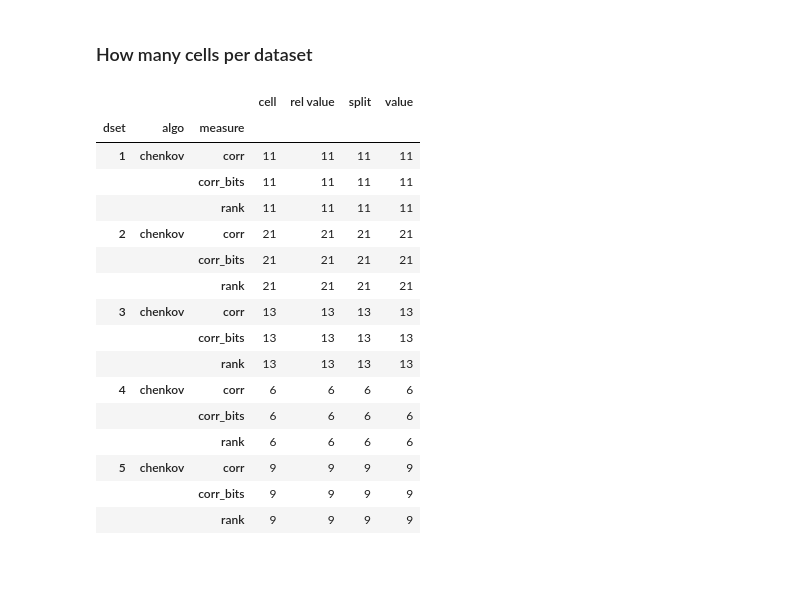
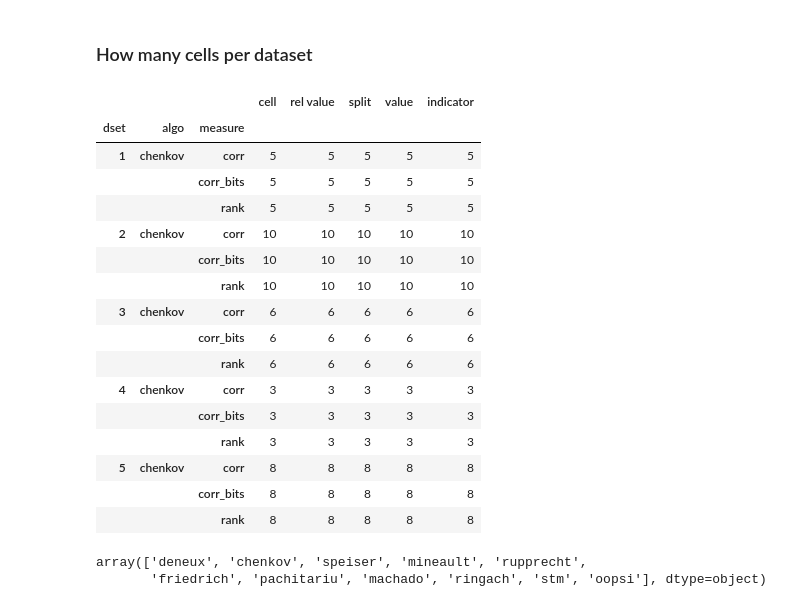
Before and after one commit to berenslab/spikefinder_analysis, a Jupyter notebook: Paper figures.ipynb, the cells around one changed output. Drawn from its saved outputs; the diff is of its cells as text; code cells hidden in the pictures; blank space fills up the shorter version.

```diff
--- a/Paper figures.ipynb
+++ b/Paper figures.ipynb
@@ -15,7 +15,7 @@ mpl.rcParams['pdf.fonttype'] = 42
 
 %matplotlib inline
 # %%
-data = pd.read_csv('data/results_30_06_17.csv',
+data = pd.read_csv('data/results_24_07_17.csv',
                    usecols=['algo', 'dset', 'measure', 'split', 'value',
                            'rel value','cell'])
 
@@ -301,22 +430,27 @@ f.savefig('figures/fig1_gcamp_example.pdf',bbox_inches='tight', dpi=300)
 # %% [markdown]
 ### How many cells per dataset
 # %%
-data[(data['split']=='train') & (data['algo']=='chenkov')].groupby(['dset','algo','measure']).count()
+data[(data['split']=='test') & (data['algo']=='chenkov')].groupby(['dset','algo','measure']).count()
 # %% [output]
-|  |  |  | cell | rel value | split | value |
-| dset | algo | measure |  |  |  |  |
-| 1 | chenkov | corr | 11 | 11 | 11 | 11 |
-|  |  | corr_bits | 11 | 11 | 11 | 11 |
-|  |  | rank | 11 | 11 | 11 | 11 |
-| 2 | chenkov | corr | 21 | 21 | 21 | 21 |
-|  |  | corr_bits | 21 | 21 | 21 | 21 |
-|  |  | rank | 21 | 21 | 21 | 21 |
-| 3 | chenkov | corr | 13 | 13 | 13 | 13 |
-|  |  | corr_bits | 13 | 13 | 13 | 13 |
-|  |  | rank | 13 | 13 | 13 | 13 |
-| 4 | chenkov | corr | 6 | 6 | 6 | 6 |
-|  |  | corr_bits | 6 | 6 | 6 | 6 |
-|  |  | rank | 6 | 6 | 6 | 6 |
-| 5 | chenkov | corr | 9 | 9 | 9 | 9 |
-|  |  | corr_bits | 9 | 9 | 9 | 9 |
-|  |  | rank | 9 | 9 | 9 | 9 |
+|  |  |  | cell | rel value | split | value | indicator |
+| dset | algo | measure |  |  |  |  |  |
+| 1 | chenkov | corr | 5 | 5 | 5 | 5 | 5 |
+|  |  | corr_bits | 5 | 5 | 5 | 5 | 5 |
+|  |  | rank | 5 | 5 | 5 | 5 | 5 |
+| 2 | chenkov | corr | 10 | 10 | 10 | 10 | 10 |
+|  |  | corr_bits | 10 | 10 | 10 | 10 | 10 |
+|  |  | rank | 10 | 10 | 10 | 10 | 10 |
+| 3 | chenkov | corr | 6 | 6 | 6 | 6 | 6 |
+|  |  | corr_bits | 6 | 6 | 6 | 6 | 6 |
+|  |  | rank | 6 | 6 | 6 | 6 | 6 |
+| 4 | chenkov | corr | 3 | 3 | 3 | 3 | 3 |
+|  |  | corr_bits | 3 | 3 | 3 | 3 | 3 |
+|  |  | rank | 3 | 3 | 3 | 3 | 3 |
+| 5 | chenkov | corr | 8 | 8 | 8 | 8 | 8 |
+|  |  | corr_bits | 8 | 8 | 8 | 8 | 8 |
+|  |  | rank | 8 | 8 | 8 | 8 | 8 |
+# %%
+order
+# %% [output]
+array(['deneux', 'chenkov', 'speiser', 'mineault', 'rupprecht',
+       'friedrich', 'pachitariu', 'machado', 'ringach', 'stm', 'oopsi'], dtype=object)
```
Also changed, not shown: parts of 14 cells of this notebook, 3 other files.
